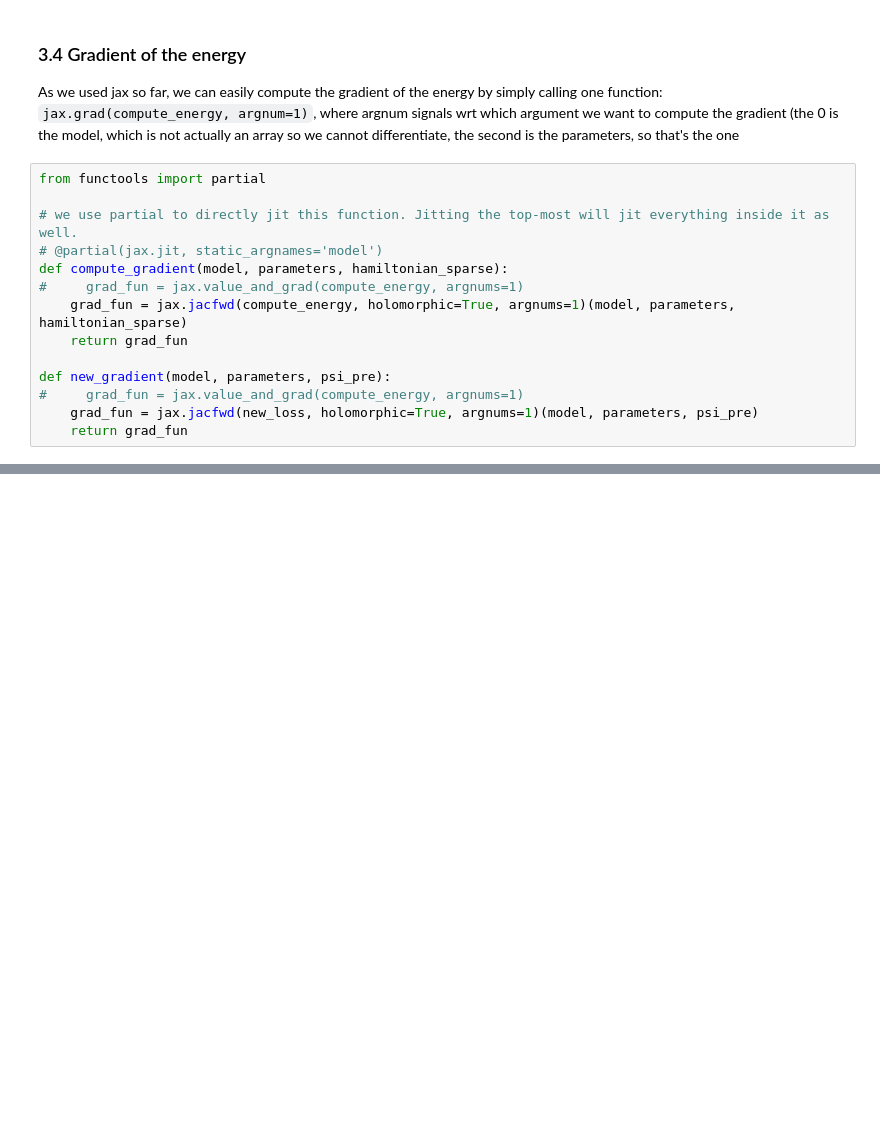
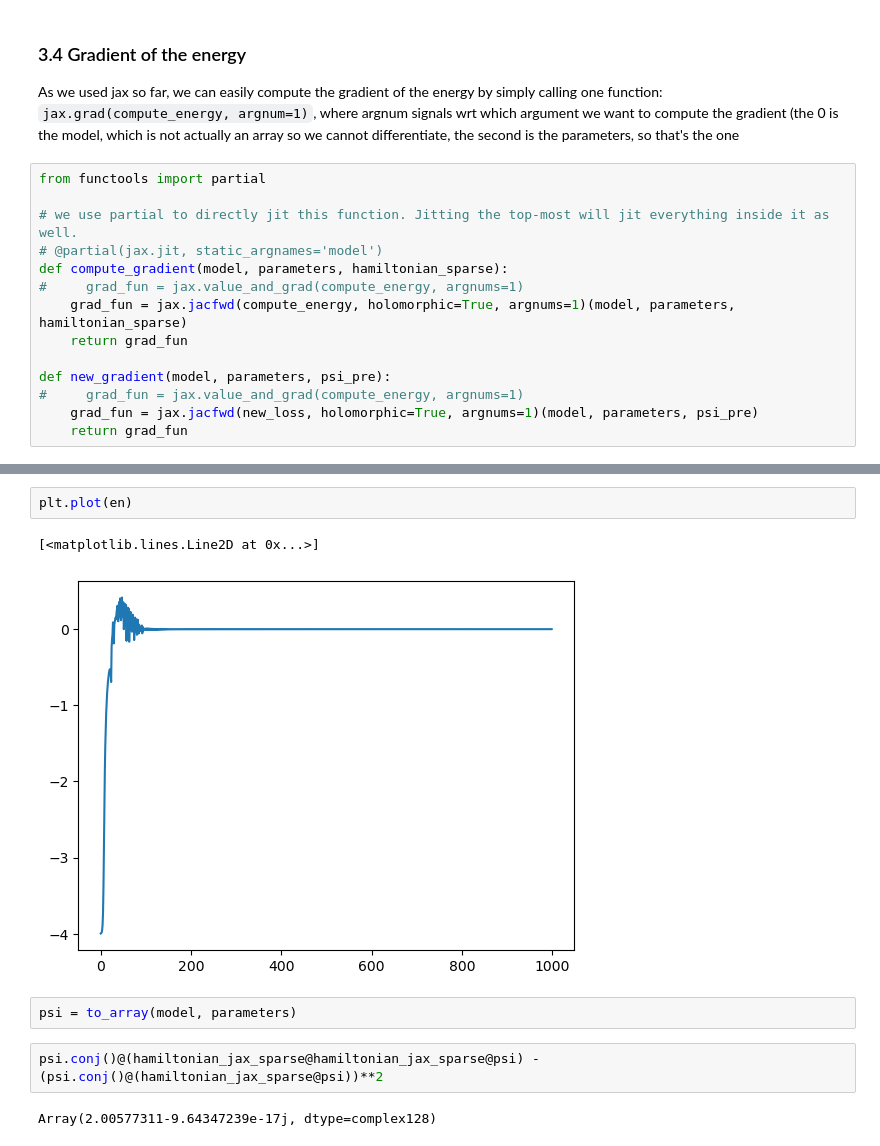
Before and after one commit to kdg930202/QNS, a Jupyter notebook: 2024.3.20.ipynb, the cells around one changed output, grey strips where cells are left out. Saved outputs shown, nothing was run; the diff lists cells and outputs as text; blank space fills up the shorter version.

```diff
--- a/2024.3.20.ipynb
+++ b/2024.3.20.ipynb
@@ -156,0 +174,11 @@ compute_energy_variance(model, parameters, hamiltonian_jax_sparse)
+# %%
+plt.plot(en)
+# %% [output]
+[<matplotlib.lines.Line2D at 0x...>]
+[figure, added]
+# %%
+psi = to_array(model, parameters)
+# %%
+psi.conj()@(hamiltonian_jax_sparse@hamiltonian_jax_sparse@psi) - (psi.conj()@(hamiltonian_jax_sparse@psi))**2
+# %% [output]
+Array(2.00577311-9.64347239e-17j, dtype=complex128)
```
Also changed, not shown: parts of 9 cells of this notebook, 6 other files.
